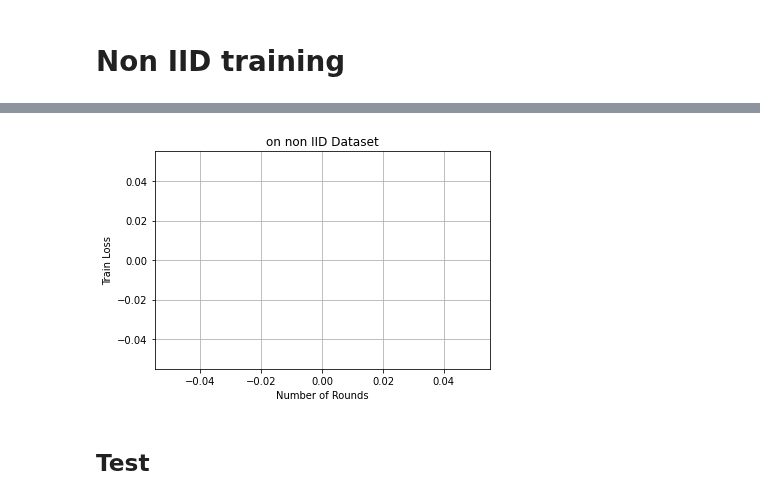
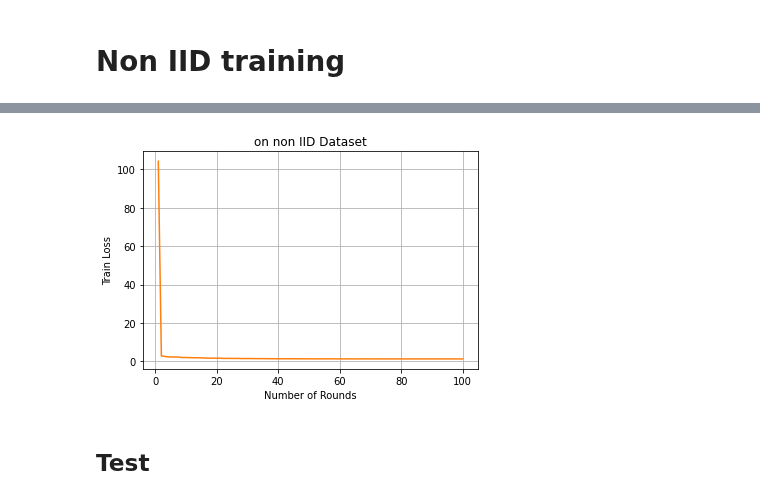
Before and after one commit to SizhuangHe/FL-REU, a Jupyter notebook: FL.ipynb, the cells around one changed output, grey strips where cells are left out. Drawn from its saved outputs; the diff is of its cells as text; code cells hidden in the pictures.

Commit message:
Scale the dataset

```diff
--- a/FL.ipynb
+++ b/FL.ipynb
@@ -142,6 +142,9 @@ data_url = "http://lib.stat.cmu.edu/datasets/boston"
 raw_df = pd.read_csv(data_url, sep="\s+", skiprows=22, header=None)
 feature = np.hstack([raw_df.values[::2, :], raw_df.values[1::2, :2]]).astype(np.float32)
 label = raw_df.values[1::2, 2].astype(np.float32)
+
+scaler=StandardScaler()
+feature = scaler.fit_transform(feature)
 # %% [markdown]
 ### Data preparation
 # %%
@@ -520,13 +542,13 @@ Test Loss: 79.332785
 # Non IID training
 # %%
 # number of training rounds
-rounds = 10
+rounds = 100
 # client fraction
 C = 1
 # number of clients
 K = num_classes
 # number of training passes on local dataset for each round
-E = 5
+E = 10
 # batch size
 batch_size = 10
 # learning Rate
@@ -567,4 +589,4 @@ Total time taken to Train: 0.43812131881713867
-[figure, old version]
+[figure, new version]
 # %% [markdown]
 ## Test
 # %%
```
Also changed, not shown: parts of 4 cells of this notebook.
